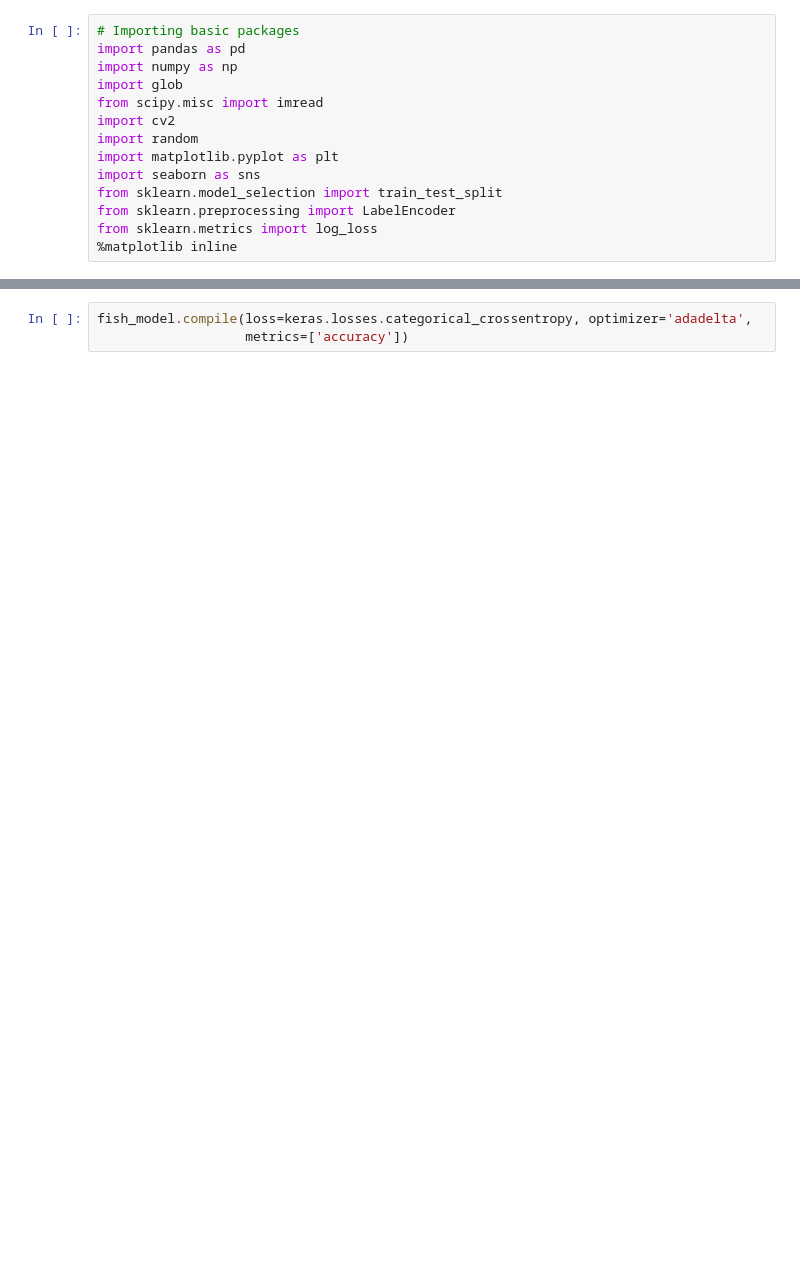
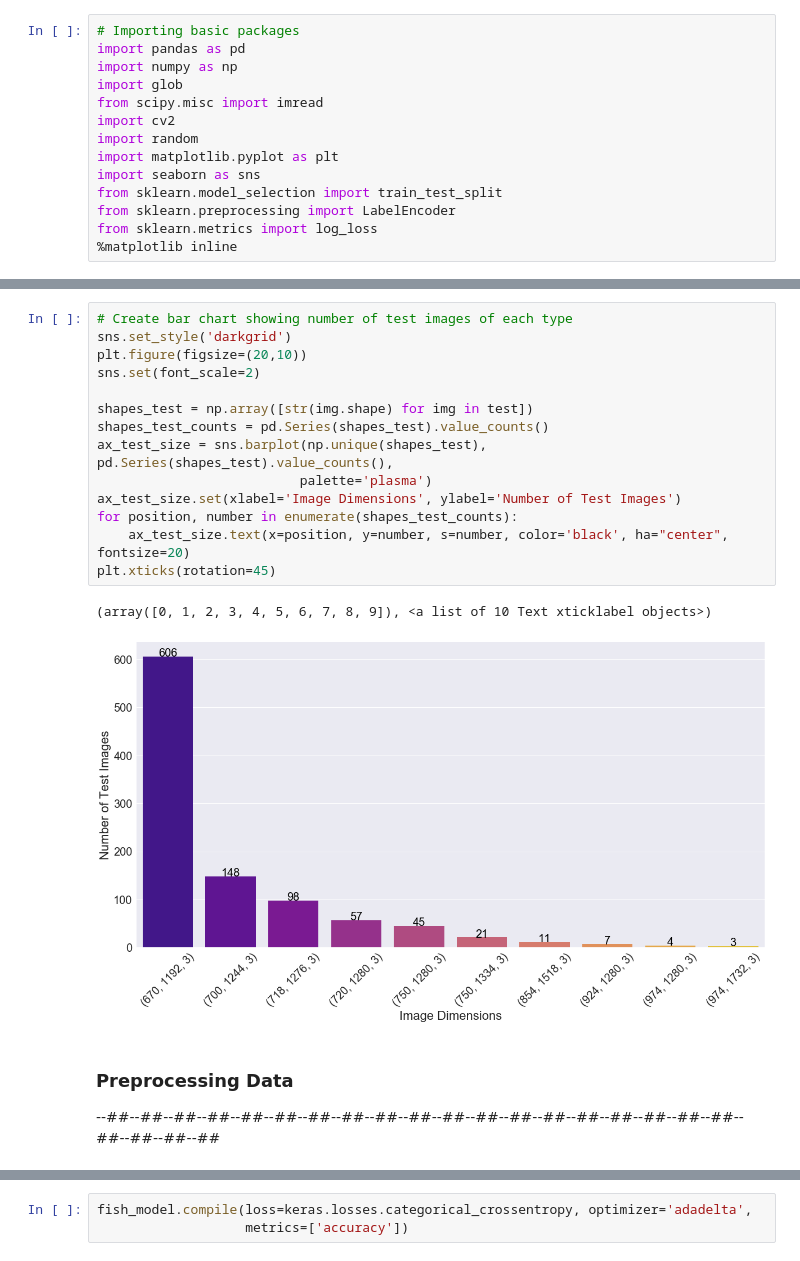
Before and after one commit to Jdarmody18/W207_Final, a Jupyter notebook: Darmody_FinalProject.ipynb, the cells around one changed output, grey strips where cells are left out. Drawn from its saved outputs; the diff is of its cells as text; blank space fills up the shorter version.

```diff
--- a/Darmody_FinalProject.ipynb
+++ b/Darmody_FinalProject.ipynb
@@ -293,0 +129,20 @@ early_stopping = EarlyStopping(monitor='val_loss', patience=1, verbose=1, mode='
+# %%
+# Create bar chart showing number of test images of each type
+sns.set_style('darkgrid')
+plt.figure(figsize=(20,10))
+sns.set(font_scale=2)
+
+shapes_test = np.array([str(img.shape) for img in test])
+shapes_test_counts = pd.Series(shapes_test).value_counts()
+ax_test_size = sns.barplot(np.unique(shapes_test), pd.Series(shapes_test).value_counts(),
+                          palette='plasma')
+ax_test_size.set(xlabel='Image Dimensions', ylabel='Number of Test Images')
+for position, number in enumerate(shapes_test_counts):
+    ax_test_size.text(x=position, y=number, s=number, color='black', ha="center", fontsize=20)
+plt.xticks(rotation=45)
+# %% [output]
+(array([0, 1, 2, 3, 4, 5, 6, 7, 8, 9]), <a list of 10 Text xticklabel objects>)
+[figure, added]
+# %% [markdown]
+### Preprocessing Data
+--##--##--##--##--##--##--##--##--##--##--##--##--##--##--##--##--##--##--##--##--##--##--##
```
Also changed, not shown: parts of 63 cells of this notebook.
